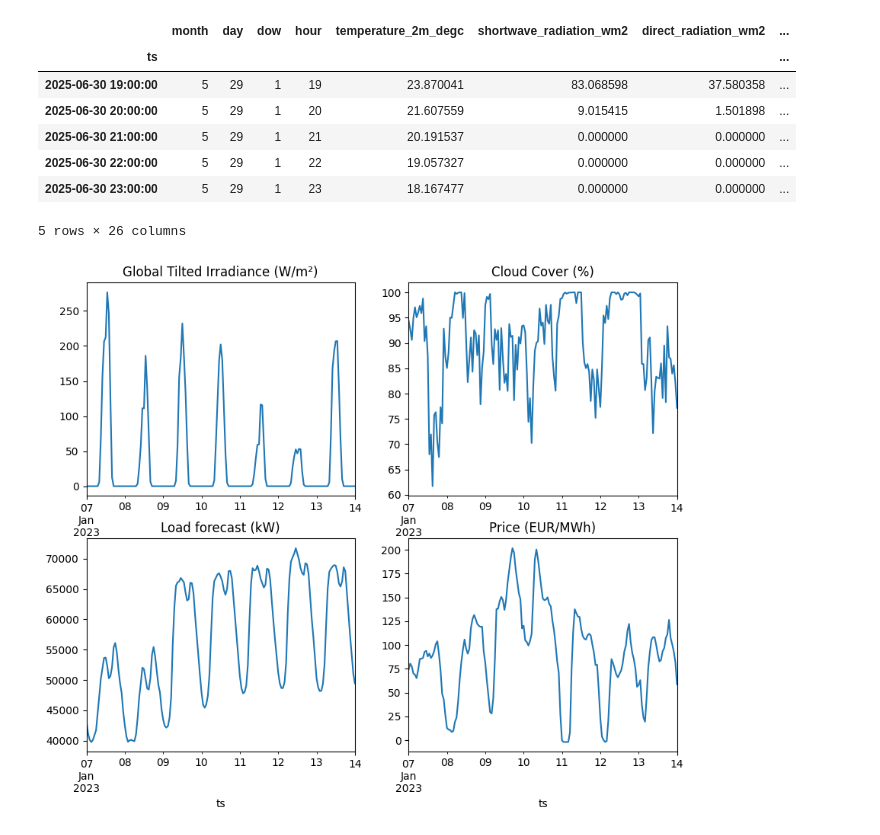
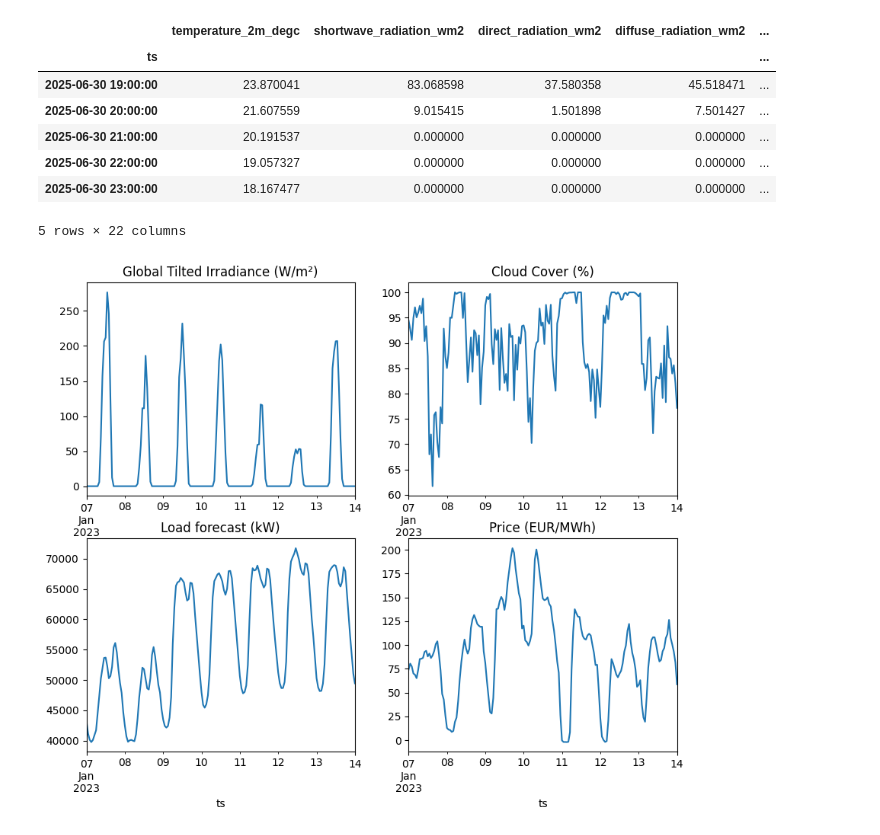
Before and after one commit to klaasnotfound/epex-spot-forecast, a Jupyter notebook: notebooks/lstm.ipynb, the cells around one changed output. Drawn from its saved outputs; the diff is of its cells as text; code cells hidden in the pictures.

```diff
--- a/notebooks/lstm.ipynb
+++ b/notebooks/lstm.ipynb
@@ -22,47 +22,42 @@ weather_cols = [
     "wind_speed_120m_kmh",
     "cloud_cover_perc",
     "cloud_cover_low_perc",
     "cloud_cover_mid_perc",
     "cloud_cover_high_perc",
     "visibility_m",
 ]
 w_cols = ", ".join([f"open_meteo_agg_hourly.{col}" for col in weather_cols])
 market_cols = [
     "non_ren_prod_kw",
     "ren_prod_kw",
     "load_kw",
     "daa_price_eurmwh",
     "idc_av_price_eurmwh",
     "idc_low_price_eurmwh",
     "idc_high_price_eurmwh",
 ]
 m_cols = ", ".join([f"epex_market.{col}" for col in market_cols])
 
 data = con.sql(f"""
-              SELECT open_meteo_agg_hourly.ts,
-                     extract('month' FROM open_meteo_agg_hourly.ts) - 1 as month,
-                     extract('day' FROM open_meteo_agg_hourly.ts) - 1 as day,
-                     extract('dow' FROM open_meteo_agg_hourly.ts) as dow,
-                     extract('hour' FROM open_meteo_agg_hourly.ts) as hour,
-                     {w_cols}, {m_cols}
+              SELECT open_meteo_agg_hourly.ts, {w_cols}, {m_cols}
               FROM open_meteo_agg_hourly
               JOIN epex_market ON open_meteo_agg_hourly.ts = epex_market.ts
               WHERE open_meteo_agg_hourly.ts >= '{data_start}'
                 AND open_meteo_agg_hourly.ts < '{data_end}'
               ORDER BY open_meteo_agg_hourly.ts
               """).df()
 data.index = pd.Index(data["ts"])
 data = data.drop("ts", axis=1)
 data.tail()
 # %% [output]
-|  | month | day | dow | hour | temperature_2m_degc | shortwave_radiation_wm2 | direct_radiation_wm2 | ... |
-| ts |  |  |  |  |  |  |  | ... |
-| 2025-06-30 19:00:00 | 5 | 29 | 1 | 19 | 23.870041 | 83.068598 | 37.580358 | ... |
-| 2025-06-30 20:00:00 | 5 | 29 | 1 | 20 | 21.607559 | 9.015415 | 1.501898 | ... |
-| 2025-06-30 21:00:00 | 5 | 29 | 1 | 21 | 20.191537 | 0.000000 | 0.000000 | ... |
-| 2025-06-30 22:00:00 | 5 | 29 | 1 | 22 | 19.057327 | 0.000000 | 0.000000 | ... |
-| 2025-06-30 23:00:00 | 5 | 29 | 1 | 23 | 18.167477 | 0.000000 | 0.000000 | ... |
+|  | temperature_2m_degc | shortwave_radiation_wm2 | direct_radiation_wm2 | diffuse_radiation_wm2 | ... |
+| ts |  |  |  |  | ... |
+| 2025-06-30 19:00:00 | 23.870041 | 83.068598 | 37.580358 | 45.518471 | ... |
+| 2025-06-30 20:00:00 | 21.607559 | 9.015415 | 1.501898 | 7.501427 | ... |
+| 2025-06-30 21:00:00 | 20.191537 | 0.000000 | 0.000000 | 0.000000 | ... |
+| 2025-06-30 22:00:00 | 19.057327 | 0.000000 | 0.000000 | 0.000000 | ... |
+| 2025-06-30 23:00:00 | 18.167477 | 0.000000 | 0.000000 | 0.000000 | ... |
-5 rows × 26 columns
+5 rows × 22 columns
 # %%
 # Plot some variables over time
 import matplotlib.pyplot as plt
```
Also changed, not shown: parts of 4 cells of this notebook, 4 other files.
